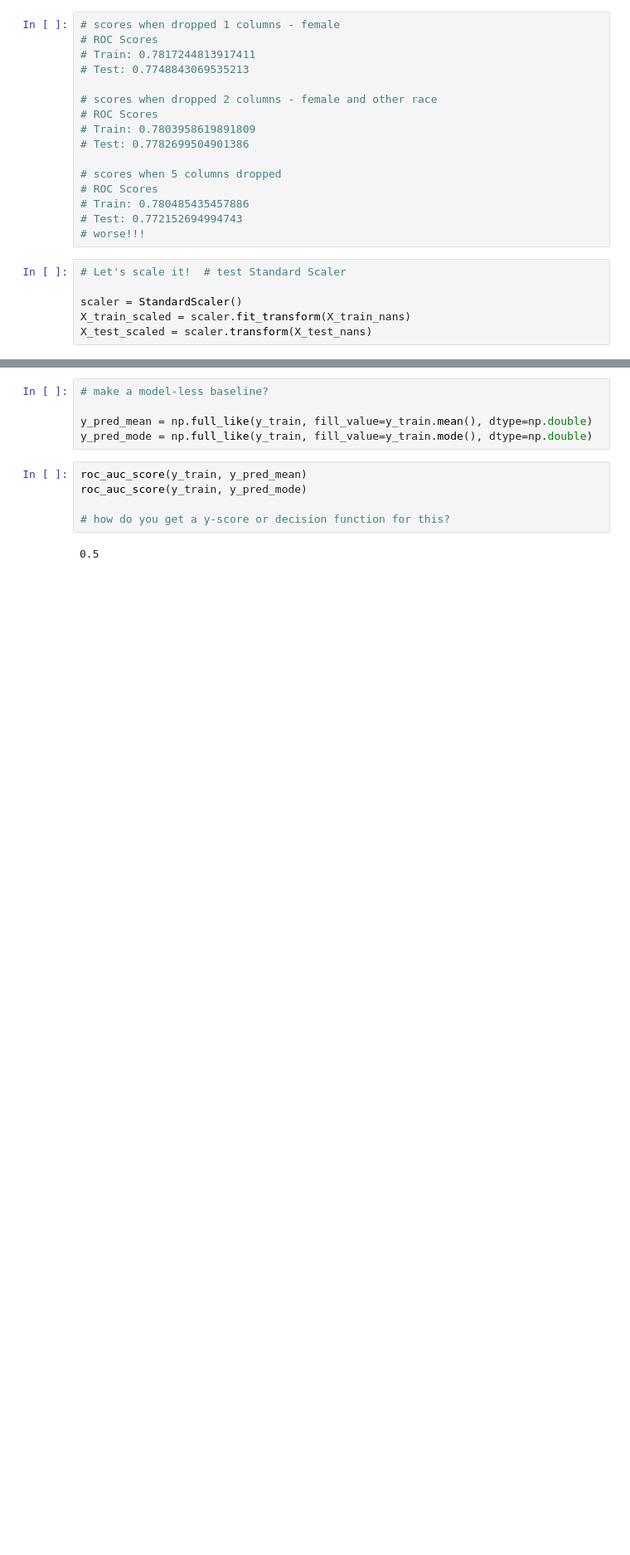
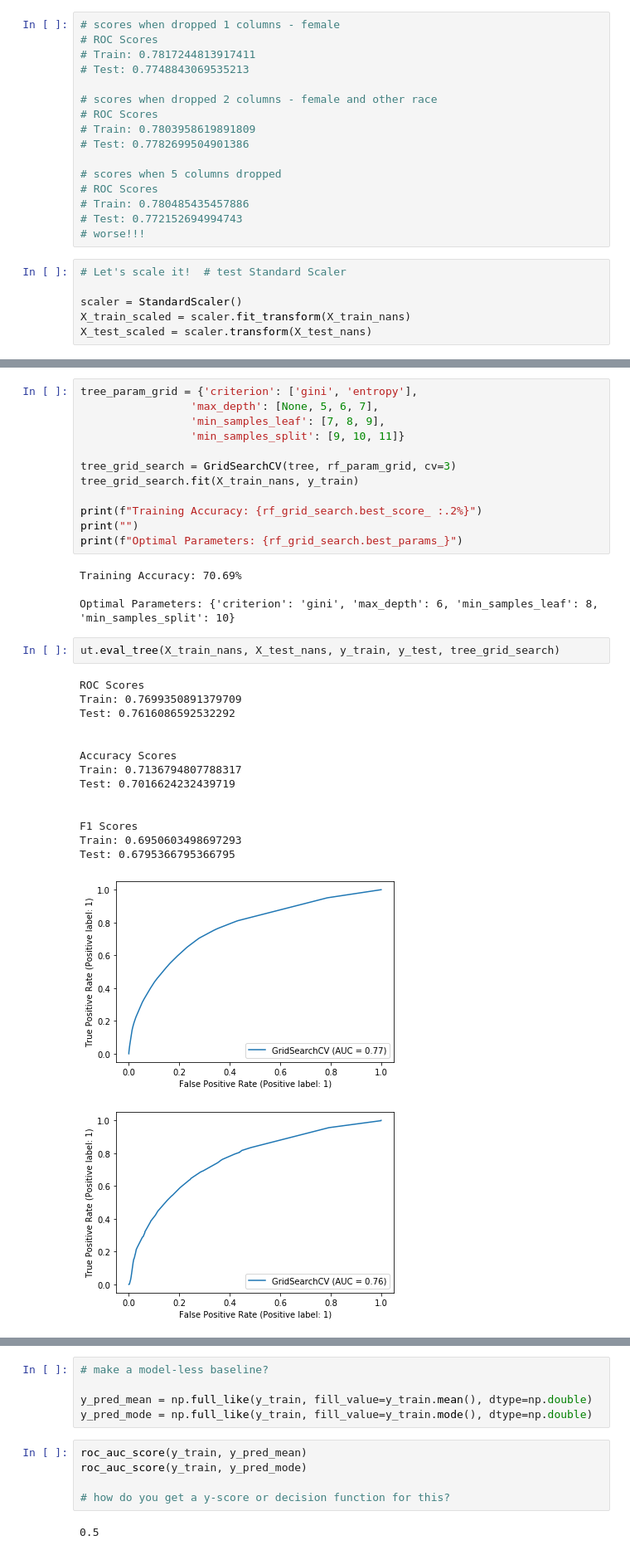
Before and after one commit to lilisbeit/Targeted-Flu-Vaccination-Outreach, a Jupyter notebook: main-notebook.ipynb, the cells around one changed output, grey strips where cells are left out. Shown at 83% size. Cells and saved outputs as stored; diff of their text form; blank space fills up the shorter version.

```diff
--- a/main-notebook.ipynb
+++ b/main-notebook.ipynb
@@ -794,0 +919,34 @@ Test: 0.583739837398374
+# %%
+tree_param_grid = {'criterion': ['gini', 'entropy'],
+                 'max_depth': [None, 5, 6, 7],
+                 'min_samples_leaf': [7, 8, 9],
+                 'min_samples_split': [9, 10, 11]}
+
+tree_grid_search = GridSearchCV(tree, rf_param_grid, cv=3)
+tree_grid_search.fit(X_train_nans, y_train)
+
+print(f"Training Accuracy: {rf_grid_search.best_score_ :.2%}")
+print("")
+print(f"Optimal Parameters: {rf_grid_search.best_params_}")
+# %% [output]
+Training Accuracy: 70.69%
+
+Optimal Parameters: {'criterion': 'gini', 'max_depth': 6, 'min_samples_leaf': 8, 'min_samples_split': 10}
+# %%
+ut.eval_tree(X_train_nans, X_test_nans, y_train, y_test, tree_grid_search)
+# %% [output]
+ROC Scores
+Train: 0.7699350891379709
+Test: 0.7616086592532292
+
+
+Accuracy Scores
+Train: 0.7136794807788317
+Test: 0.7016624232439719
+
+
+F1 Scores
+Train: 0.6950603498697293
+Test: 0.6795366795366795
+[figure, added]
+[figure, added]
```
Also changed, not shown: parts of 38 cells of this notebook, 2 other files.
